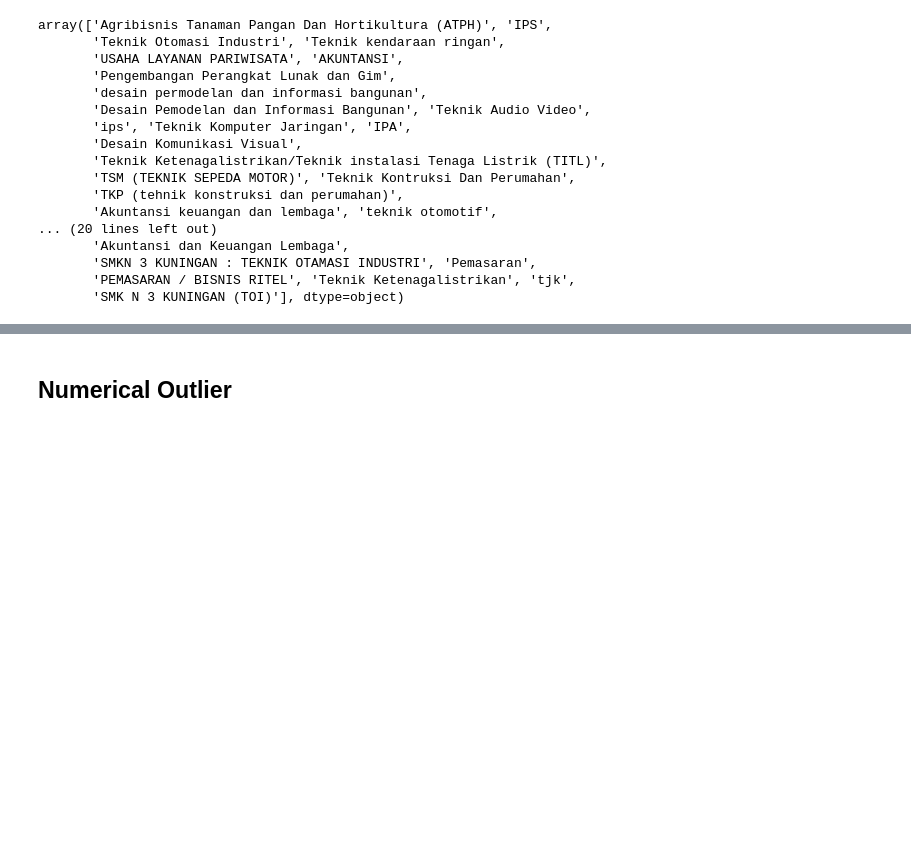
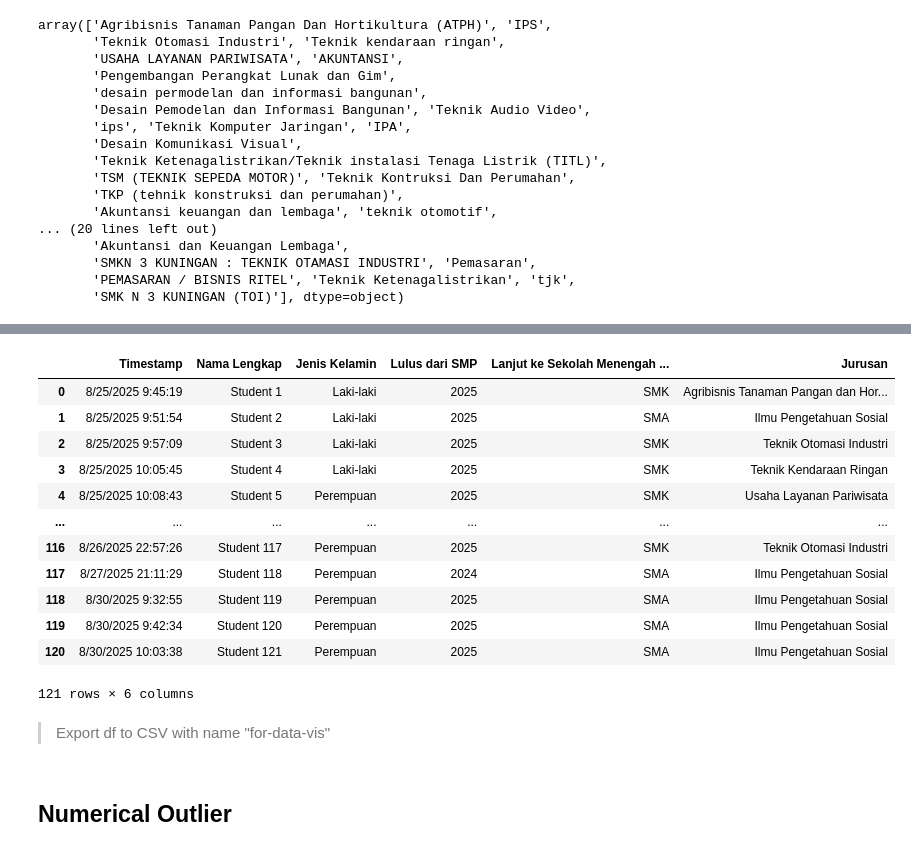
Before and after one commit to Ze-Fn/Portfolio, a Jupyter notebook: Data Analysis/Alumni Tracer CS JHS/ongoing analysis.ipynb, the cells around one changed output, grey strips where cells are left out. Cells and saved outputs as stored; diff of their text form; code cells hidden in the pictures; blank space fills up the shorter version.

```diff
--- a/Data Analysis/Alumni Tracer CS JHS/ongoing analysis.ipynb
+++ b/Data Analysis/Alumni Tracer CS JHS/ongoing analysis.ipynb
@@ -10,7 +10,7 @@ This dataset contains values that reveals specific individual and institution na
 # %%
 df = pd.read_csv('data.csv', sep=';')
 df['Nama Lengkap'] = [f'Student {i+1}' for i in range(len(df))]
-df = df.rename(columns={'Lulus dari [redacted]  ...': 'Lulus dari SMP',
+df = df.rename(columns={'Lulus dari SPENSANA  ...': 'Lulus dari SMP',
                        'Jurusan ...': 'Jurusan'})
 df
 # %% [output]
@@ -170,0 +338,2 @@ This column seems to be taking a like to *diversity*. The number of inconsistenc
+# %%
+df['Jurusan'] = df['Jurusan'].replace(dictionary_jurusan)
@@ -170,0 +378,18 @@ This column seems to be taking a like to *diversity*. The number of inconsistenc
+# %%
+df
+# %% [output]
+|  | Timestamp | Nama Lengkap | Jenis Kelamin | Lulus dari SMP | Lanjut ke Sekolah Menengah ... | Jurusan |
+| 0 | 8/25/2025 9:45:19 | Student 1 | Laki-laki | 2025 | SMK | Agribisnis Tanaman Pangan dan Hor... |
+| 1 | 8/25/2025 9:51:54 | Student 2 | Laki-laki | 2025 | SMA | Ilmu Pengetahuan Sosial |
+| 2 | 8/25/2025 9:57:09 | Student 3 | Laki-laki | 2025 | SMK | Teknik Otomasi Industri |
+| 3 | 8/25/2025 10:05:45 | Student 4 | Laki-laki | 2025 | SMK | Teknik Kendaraan Ringan |
+| 4 | 8/25/2025 10:08:43 | Student 5 | Perempuan | 2025 | SMK | Usaha Layanan Pariwisata |
+| ... | ... | ... | ... | ... | ... | ... |
+| 116 | 8/26/2025 22:57:26 | Student 117 | Perempuan | 2025 | SMK | Teknik Otomasi Industri |
+| 117 | 8/27/2025 21:11:29 | Student 118 | Perempuan | 2024 | SMA | Ilmu Pengetahuan Sosial |
+| 118 | 8/30/2025 9:32:55 | Student 119 | Perempuan | 2025 | SMA | Ilmu Pengetahuan Sosial |
+| 119 | 8/30/2025 9:42:34 | Student 120 | Perempuan | 2025 | SMA | Ilmu Pengetahuan Sosial |
+| 120 | 8/30/2025 10:03:38 | Student 121 | Perempuan | 2025 | SMA | Ilmu Pengetahuan Sosial |
+121 rows × 6 columns
+# %% [markdown]
+> Export df to CSV with name "for-data-vis"
```
Also changed, not shown: parts of 7 cells of this notebook, 10 other files.
